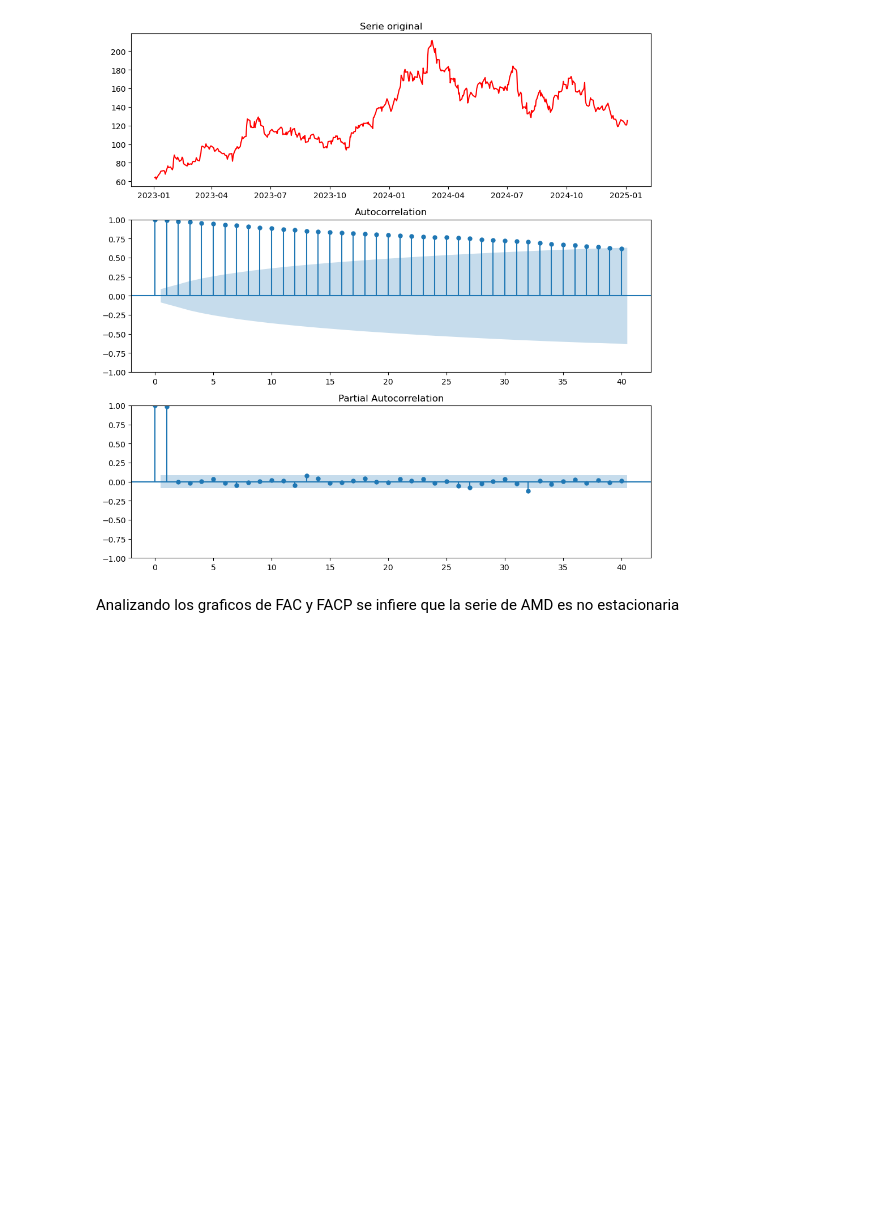
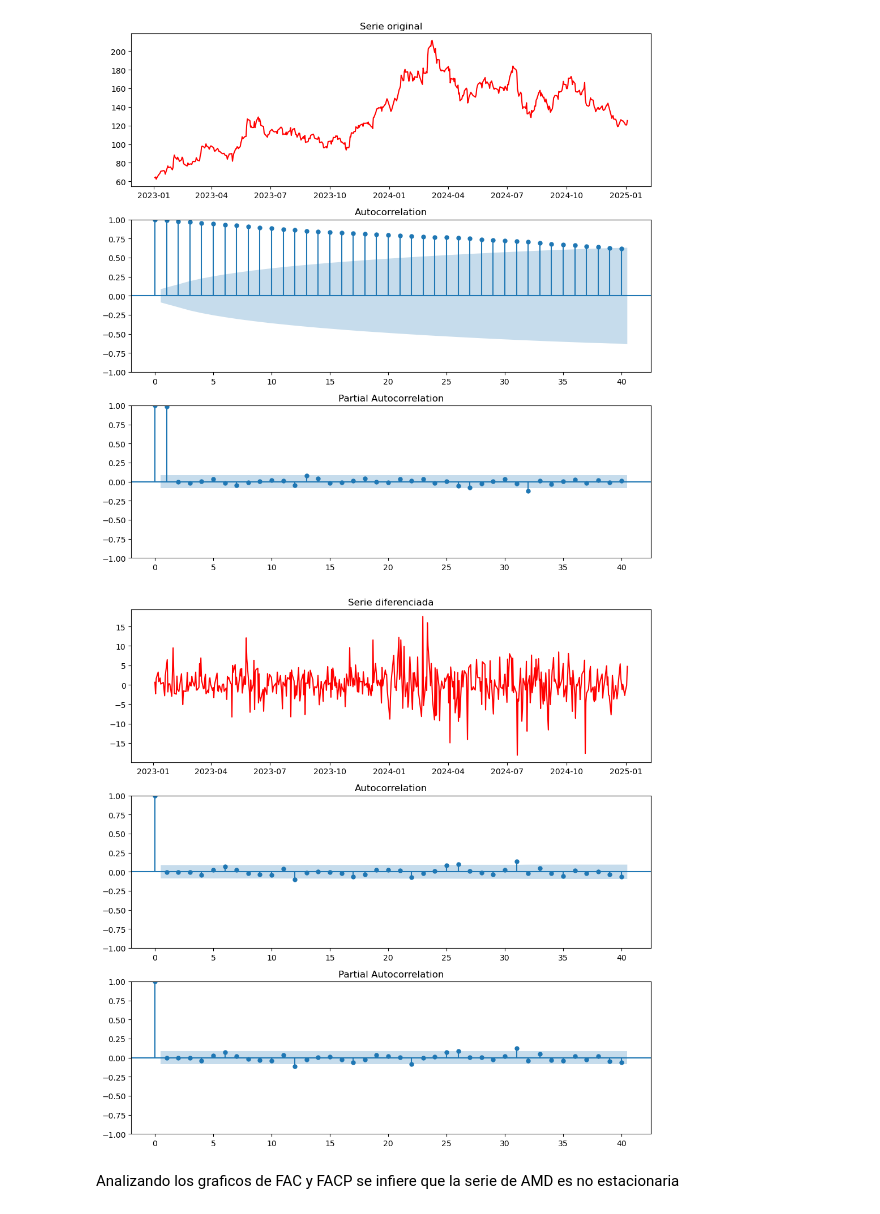
Before and after one commit to NicoPala01/AST_MCD_E10, a Jupyter notebook: AST_notebook.ipynb, the cells around one changed output. Saved outputs shown, nothing was run; the diff lists cells and outputs as text; code cells hidden in the pictures; blank space fills up the shorter version.

```diff
--- a/AST_notebook.ipynb
+++ b/AST_notebook.ipynb
@@ -112,6 +126,21 @@ plt.tight_layout()
 plt.show()
 # %% [output]
 [figure]
+# %%
+# diferenciar serie
+nvda_diff = nvda_data.diff().dropna()
+amd_diff = amd_data.diff().dropna()
+intel_diff = intel_data.diff().dropna()
+# %%
+fig, axes = plt.subplots(3,1, figsize=(10,10))
+axes[0].plot(amd_diff, color='red')
+axes[0].set_title("Serie diferenciada")
+plot_acf(amd_diff, ax=axes[1], lags=40)
+plot_pacf(amd_diff, ax=axes[2], lags=40, method='ywm')
+plt.tight_layout()
+plt.show()
+# %% [output]
+[figure, added]
 # %% [markdown]
 Analizando los graficos de FAC y FACP se infiere que la serie de AMD es no estacionaria
 # %%
```
Also changed, not shown: parts of 10 cells of this notebook.
